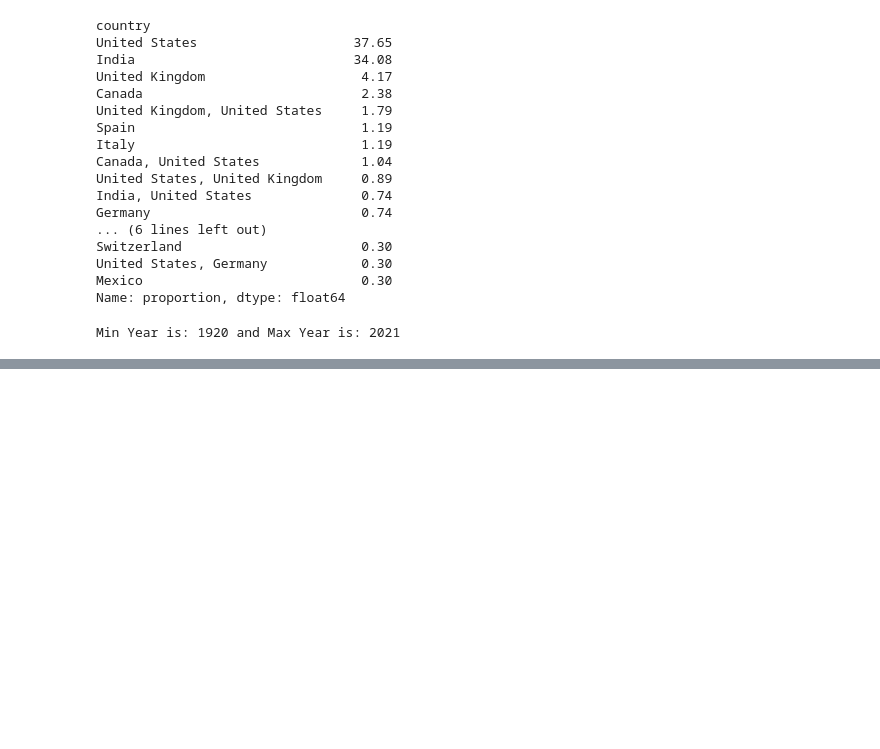
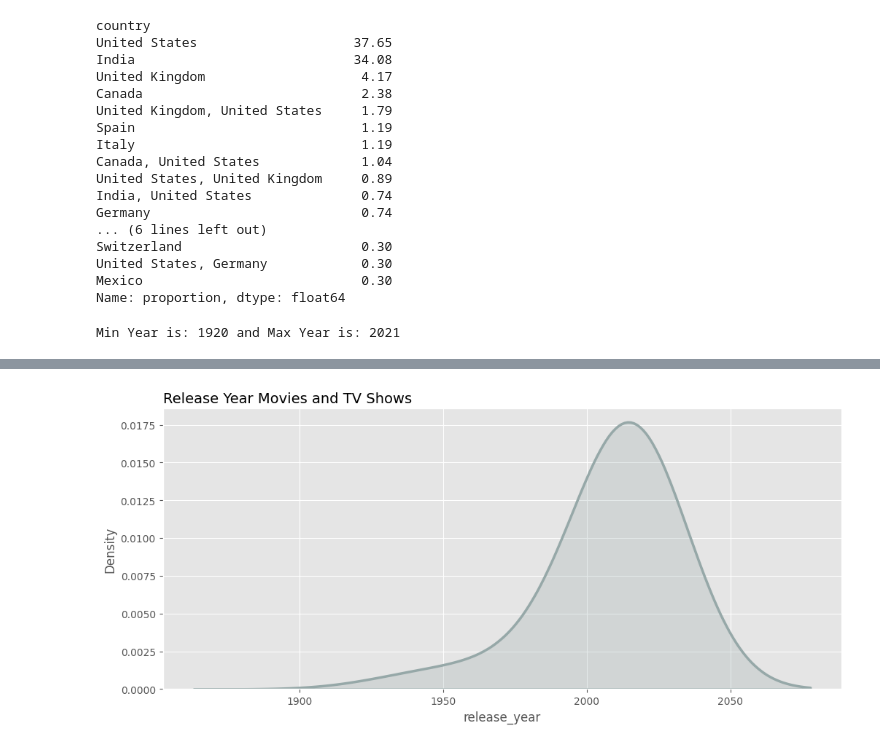
Before and after one commit to nandodevs/amazon-tv-video-analysis, a Jupyter notebook: notebooks/exploratory/analysis.ipynb, the cells around one changed output, grey strips where cells are left out. Cells and saved outputs as stored; diff of their text form; code cells hidden in the pictures; blank space fills up the shorter version.

Commit message:
Edit raw analisys project

```diff
--- a/notebooks/exploratory/analysis.ipynb
+++ b/notebooks/exploratory/analysis.ipynb
@@ -11,7 +11,7 @@ import warnings
 warnings.filterwarnings('ignore')
 # %%
 # Import de dataset raw
-raw_dataset = pd.read_csv('https://raw.githubusercontent.com/nandodevs/amazon-tv-video-analysis/2dc71a35c71d85afe0b8ec7a2ca33ee6fd4798f9/data/raw/dataset_origin.csv')
+raw_dataset = pd.read_csv(r'C:\PROJECTS\Python\amazon-tv-video-analysis\data\raw\dataset_origin.csv')
 
 #Principais dados
 raw_dataset.head()
@@ -147,0 +166,14 @@ Min Year is: 1920 and Max Year is: 2021
+# %%
+# Tamanho
+plt.figure( figsize=(12, 5) )
+
+# Estilo
+plt.style.use('ggplot')
+
+# titulo
+plt.title('Release Year Movies and TV Shows', loc='left', fontsize=14 )a
+
+# Plot
+sns.kdeplot( raw_dataset['release_year'], shade=True, bw=1, color='#96a8a8', linewidth=2.5 );
+# %% [output]
+[figure, added]
```
Also changed, not shown: parts of 3 cells of this notebook.
